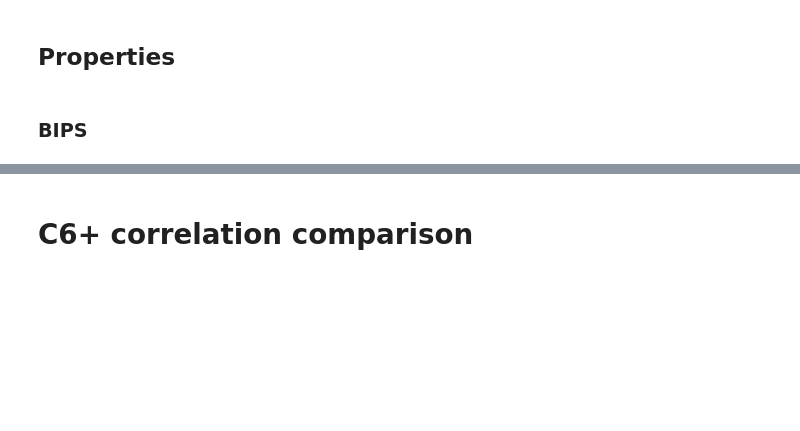
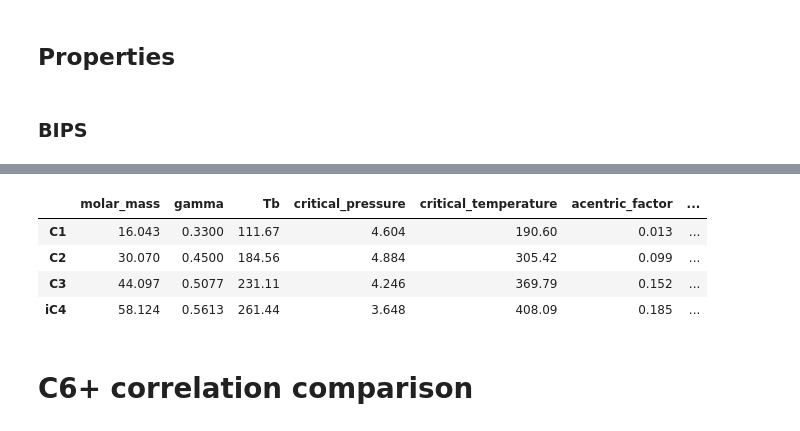
Before and after one commit to SidorenkoDD/BlackBoxFluid, a Jupyter notebook: code/notebook.ipynb, the cells around one changed output, grey strips where cells are left out. Drawn from its saved outputs; the diff is of its cells as text; code cells hidden in the pictures; blank space fills up the shorter version.

```diff
--- a/code/notebook.ipynb
+++ b/code/notebook.ipynb
@@ -401,0 +368,4 @@ comp.BIPS
+# %%
+composition_loader = CompositionExcelLoader('/Users/daniilsidorenko/Desktop/PVT_TSU/Книга2.xlsx')
+dict_comp = composition_loader.load()
+dict_comp
@@ -401,0 +374,2 @@ comp.BIPS
+# %%
+comp1 = Composition(dict_comp)
@@ -402,3 +384,11 @@ comp.BIPS
+# %%
+comp1.COMPOSITION_PROPERTIES
+# %% [output]
+|  | molar_mass | gamma | Tb | critical_pressure | critical_temperature | acentric_factor | ... |
+| C1 | 16.043 | 0.3300 | 111.67 | 4.604 | 190.60 | 0.013 | ... |
+| C2 | 30.070 | 0.4500 | 184.56 | 4.884 | 305.42 | 0.099 | ... |
+| C3 | 44.097 | 0.5077 | 231.11 | 4.246 | 369.79 | 0.152 | ... |
+| iC4 | 58.124 | 0.5613 | 261.44 | 3.648 | 408.09 | 0.185 | ... |
 # %% [markdown]
 # C6+ correlation comparison
 # %% [markdown]
```
Also changed, not shown: parts of 21 cells of this notebook, 4 other files.
